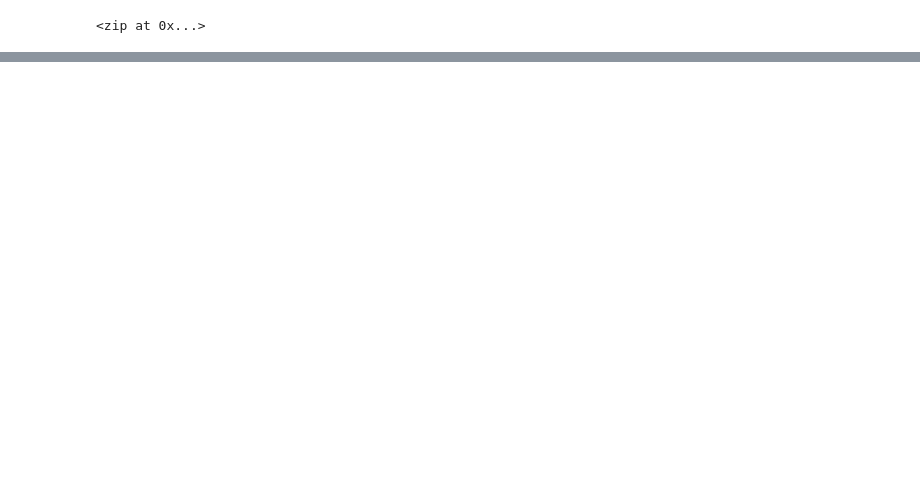
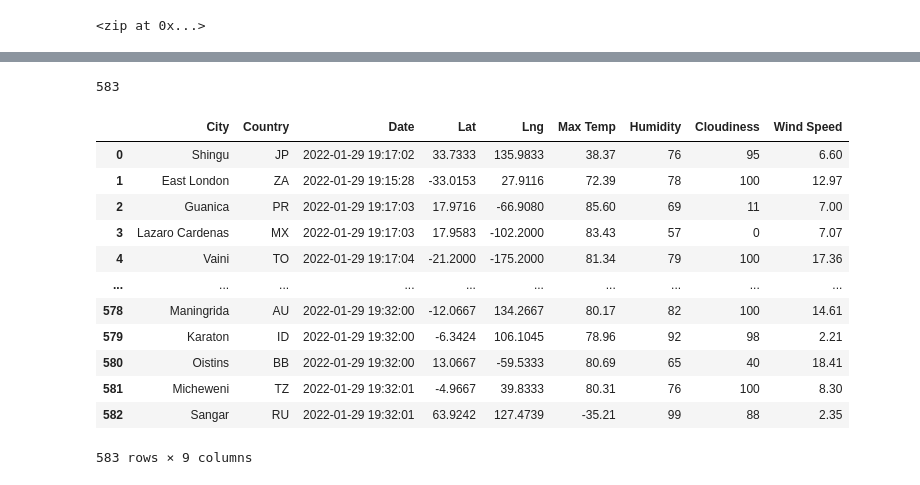
Before and after one commit to dkleitsch/World_Weather_Analysis, a Jupyter notebook: WeatherPy.ipynb, the cells around one changed output, grey strips where cells are left out. Cells and saved outputs as stored; diff of their text form; code cells hidden in the pictures; blank space fills up the shorter version.

Commit message:
Adding weather data csv

```diff
--- a/WeatherPy.ipynb
+++ b/WeatherPy.ipynb
@@ -4,6 +4,13 @@ import pandas as pd
 import matplotlib.pyplot as plt
 import numpy as np
 from citipy import citipy
+import requests
+from config import weather_api_key
+# Import the time library and datetime module from the datetime library
+import time
+from datetime import datetime
+# Starting URL for Weather Map API Call.
+url = "http://api.openweathermap.org/data/2.5/weather?&units=Imperial&appid=" + weather_api_key
 # %%
 # Create a set of random latitude and longitude combinations.
 lats = np.random.uniform(low=-90.000, high=90.000, size=1500)
@@ -16,16 +23,15 @@ lat_lngs
 # Add the latitudes and longitudes to a list
 coordinates = list(lat_lngs)
 # %%
-# Create a list for holding the cities
+# Create a list for holding the cities.
 cities = []
-# Identify the nearest city for each latitude and longitude combination
-for coorinate in coordinates:
+# Identify the nearest city for each latitude and longitude combination.
+for coordinate in coordinates:
     city = citipy.nearest_city(coordinate[0], coordinate[1]).city_name
 
-    # If city is unique, then we will add it to the cities list.
+    # If the city is unique, then we will add it to the cities list.
     if city not in cities:
         cities.append(city)
-
 # Print the city count to confirm sufficient count.
 len(cities)
 # %% [output]
@@ -32,0 +119,4 @@ len(cities)
+# %%
+# Convert the array of dictionaries to a Pandas Dataframe.
+city_data_df = pd.DataFrame(city_data)
+city_data_df.head(10)
@@ -32,0 +135,22 @@ len(cities)
+# %%
+len(city_data)
+# %% [output]
+583
+# %%
+new_column_order = ["City", "Country", "Date", "Lat", "Lng", "Max Temp", "Humidity", "Cloudiness", "Wind Speed"]
+city_data_df = city_data_df[new_column_order]
+city_data_df
+# %% [output]
+|  | City | Country | Date | Lat | Lng | Max Temp | Humidity | Cloudiness | Wind Speed |
+| 0 | Shingu | JP | 2022-01-29 19:17:02 | 33.7333 | 135.9833 | 38.37 | 76 | 95 | 6.60 |
+| 1 | East London | ZA | 2022-01-29 19:15:28 | -33.0153 | 27.9116 | 72.39 | 78 | 100 | 12.97 |
+| 2 | Guanica | PR | 2022-01-29 19:17:03 | 17.9716 | -66.9080 | 85.60 | 69 | 11 | 7.00 |
+| 3 | Lazaro Cardenas | MX | 2022-01-29 19:17:03 | 17.9583 | -102.2000 | 83.43 | 57 | 0 | 7.07 |
+| 4 | Vaini | TO | 2022-01-29 19:17:04 | -21.2000 | -175.2000 | 81.34 | 79 | 100 | 17.36 |
+| ... | ... | ... | ... | ... | ... | ... | ... | ... | ... |
+| 578 | Maningrida | AU | 2022-01-29 19:32:00 | -12.0667 | 134.2667 | 80.17 | 82 | 100 | 14.61 |
+| 579 | Karaton | ID | 2022-01-29 19:32:00 | -6.3424 | 106.1045 | 78.96 | 92 | 98 | 2.21 |
+| 580 | Oistins | BB | 2022-01-29 19:32:00 | 13.0667 | -59.5333 | 80.69 | 65 | 40 | 18.41 |
+| 581 | Micheweni | TZ | 2022-01-29 19:32:01 | -4.9667 | 39.8333 | 80.31 | 76 | 100 | 8.30 |
+| 582 | Sangar | RU | 2022-01-29 19:32:01 | 63.9242 | 127.4739 | -35.21 | 99 | 88 | 2.35 |
+583 rows × 9 columns
```
Also changed, not shown: parts of 4 cells of this notebook, 4 other files.
